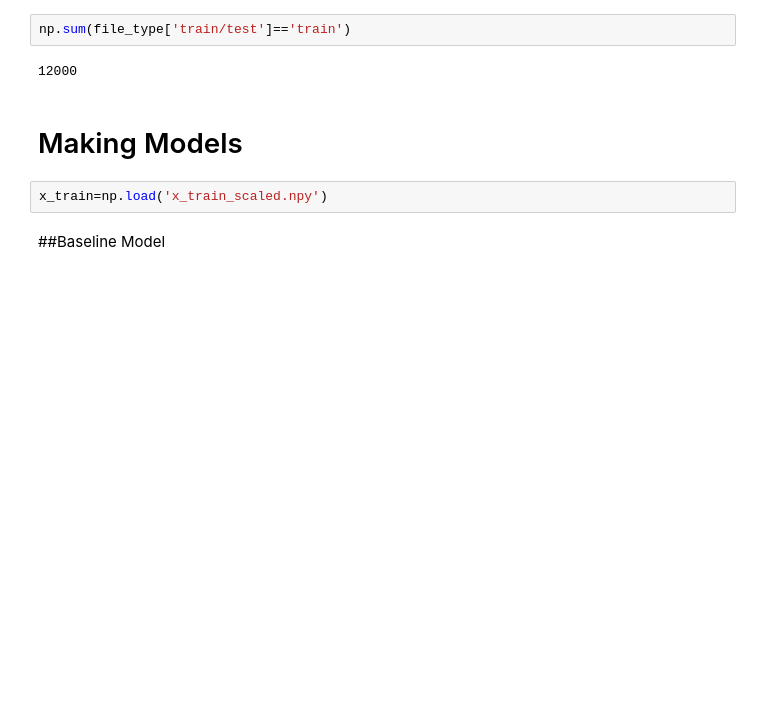
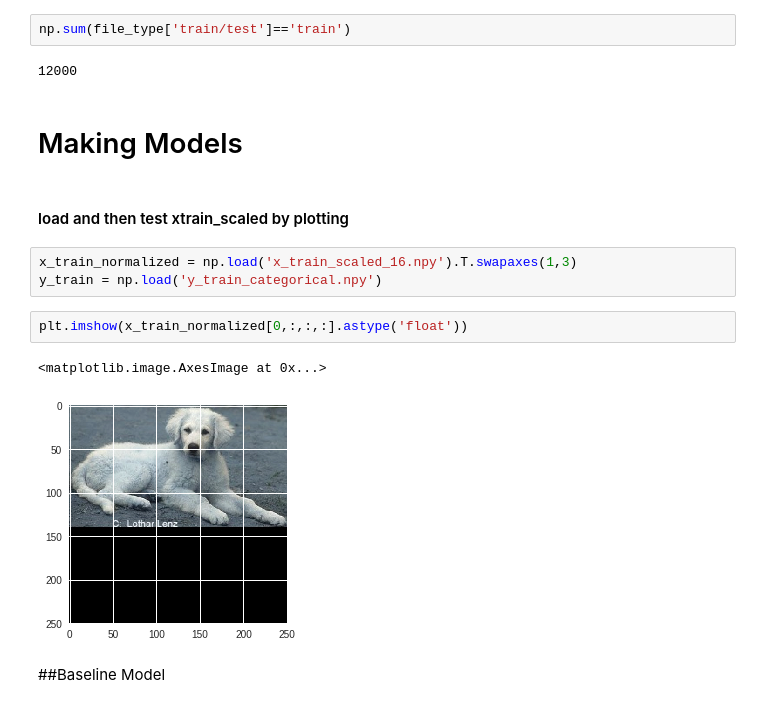
Before and after one commit to ayshaw/Dog-Breed-Project, a Jupyter notebook: milestone_3.ipynb, the cells around one changed output. Saved outputs shown, nothing was run; the diff lists cells and outputs as text; blank space fills up the shorter version.

```diff
--- a/milestone_3.ipynb
+++ b/milestone_3.ipynb
@@ -348,8 +343,16 @@ np.sum(file_type['train/test']=='train')
 12000
 # %% [markdown]
 # Making Models
-# %%
-x_train=np.load('x_train_scaled.npy')
+# %% [markdown]
+#### load and then test xtrain_scaled by plotting
+# %%
+x_train_normalized = np.load('x_train_scaled_16.npy').T.swapaxes(1,3)
+y_train = np.load('y_train_categorical.npy')
+# %%
+plt.imshow(x_train_normalized[0,:,:,:].astype('float'))
+# %% [output]
+<matplotlib.image.AxesImage at 0x...>
+[figure, added]
 # %% [markdown]
 ##Baseline Model
 # %%
```
Also changed, not shown: parts of 9 cells of this notebook.
